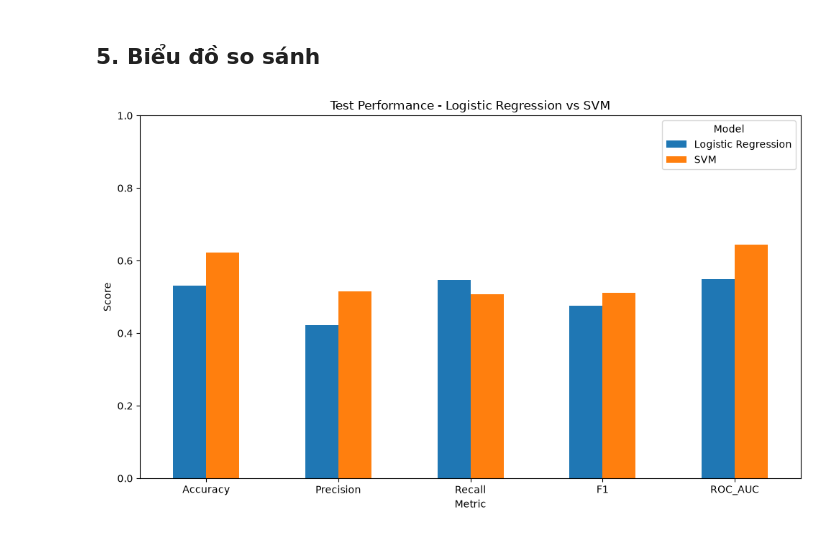
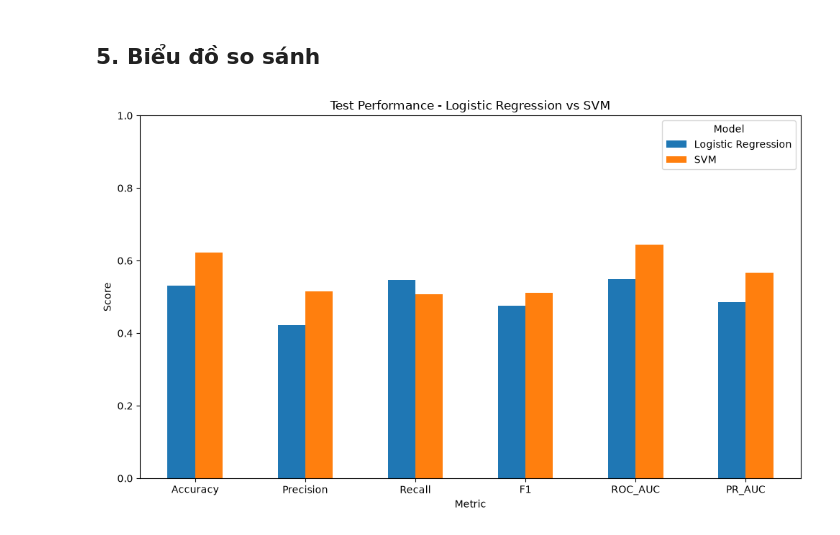
Before and after one commit to hoangthiyen01112005-ux/05_10123080_12523094_PhanLoaiChatLuongNuocUong, a Jupyter notebook: ai-models/colab/04_evaluate.ipynb, the cells around one changed output. Saved outputs shown, nothing was run; the diff lists cells and outputs as text; code cells hidden in the pictures.

```diff
--- a/ai-models/colab/04_evaluate.ipynb
+++ b/ai-models/colab/04_evaluate.ipynb
@@ -638,7 +662,8 @@ comparison_plot = (
             "Precision",
             "Recall",
             "F1",
-            "ROC_AUC"
+            "ROC_AUC",
+            "PR_AUC"
         ]
     ]
 )
@@ -651,32 +676,32 @@ comparison_plot.T.plot(
 
 
 plt.title(
     "Test Performance - Logistic Regression vs SVM"
 )
 
 plt.ylabel(
     "Score"
 )
 
 plt.xlabel(
     "Metric"
 )
 
 plt.ylim(
     0,
     1
 )
 
 plt.xticks(
     rotation=0
 )
 
 plt.legend(
     title="Model"
 )
 
 plt.tight_layout()
 plt.show()
 # %% [output]
-[figure, old version]
+[figure, new version]
 # %% [markdown]
```
Also changed, not shown: parts of 9 cells of this notebook, 7 other files.
